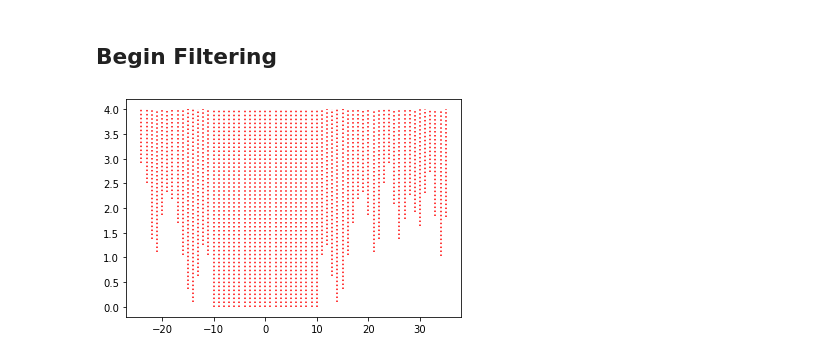
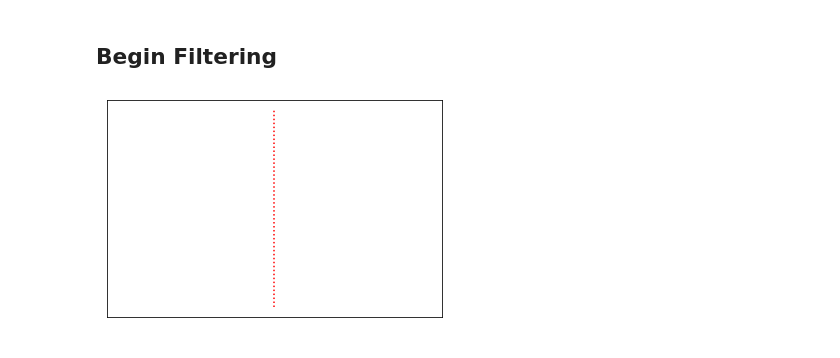
Before and after one commit to jay3ss/pf-no-eqs, a Jupyter notebook: pf_plane.ipynb, the cells around one changed output. Drawn from its saved outputs; the diff is of its cells as text; code cells hidden in the pictures.

```diff
--- a/pf_plane.ipynb
+++ b/pf_plane.ipynb
@@ -82,19 +84,3 @@ def ground(x):
     g = (x>=10)*((1-(x-10)/30)*np.sin(x-10)+((x-10)/30)*np.sin(1.5*(x-10))+0.2*(x-10)*(x<=20)+2*(x>20))+ \
     (x<=-10)*((1-(-x-10)/30)*np.sin(-x-10)+((-x-10)/30)*np.sin(1.5*(-x-10))+0.2*(-x-10)*(x>=-20)+2*(x<-20))
     return g
-# %%
-# Plot the environment
-fig, ax = plt.subplots(figsize=(8, 4), dpi=80)
-
-# plot the mountains and sea
-ax.plot(plot_vector_mountains, ground(plot_vector_mountains), color=[0, 0.6, 0])
-ax.plot(plot_vector_sea, ground(plot_vector_sea), color=[0, 0, 0.8])
-plane = plot_plane((plane_pos_x, plane_pos_y), ax)
-measurement_line = plt.plot(
-    [plane_pos_x, plane_pos_x], [ground(plane_pos_x), plane_pos_y],
-    color=[1, 0, 0], linestyle=':'
-)
-
-# Remove the x- and y-ticks
-plt.xticks([])
-plt.yticks([])
@@ -115,9 +99,7 @@ first_run = True
 # Initialize particle weights
 w = (1 / N) * np.ones((N, 1))
 # %%
-T = 60
-for t in range(T):
-    # Generate height measurements (with gaussian measurement noise)
+def update():
     plane_meas_dist = plane_pos_y - ground(plane_pos_x) + randn() * measurement_noise_stdev
 
     # Evaluate measurements (i.e., create weights) using the pdf for the normal distribution
@@ -174,14 +156,13 @@ for t in range(T):
     particles = particles[ind.flatten()]
     w = np.ones((N, 1)) / N
 
-    del particle_handle
+    # del particle_handle
     particle_handle = ax.scatter(
         particles,
         plot_height*np.ones(particles.size),
         m*(w+k),
         'k'
     )
-    time.sleep(1)
 
     # Time propagation
     speed_noise = speed_stdev * np.random.rand(particles.size)
@@ -193,8 +174,8 @@ for t in range(T):
 
     # Move and plot moved aircraft
     plane_pos_x += speed
-    del plane
-    del measurement_line
+    # del plane
+    # del measurement_line
     plane = plot_plane((plane_pos_x, plane_pos_y), ax)
     measurement_line = plt.plot(
         [plane_pos_x, plane_pos_x], [ground(plane_pos_x), plane_pos_y],
@@ -207,5 +188,21 @@ for t in range(T):
     #     particle_handle = ax.scatter(particles, plot_height*np.ones(particles.size), m*(1/N*np.ones(N)+k), 'k')
 
     first_run = False
+    # Generate height measurements (with gaussian measurement noise)
-# %% [output]
-[figure, removed]
+# %%
+# plot the mountains and sea
+ax.plot(plot_vector_mountains, ground(plot_vector_mountains), color=[0, 0.6, 0])
+ax.plot(plot_vector_sea, ground(plot_vector_sea), color=[0, 0, 0.8])
+plane = plot_plane((plane_pos_x, plane_pos_y), ax)
+measurement_line = plt.plot(
+    [plane_pos_x, plane_pos_x], [ground(plane_pos_x), plane_pos_y],
+    color=[1, 0, 0], linestyle=':'
+)
+
+# Remove the x- and y-ticks
+plt.xticks([])
+plt.yticks([])
+animation = FuncAnimation(fig, update, interval=T)
+plt.show()
+# %% [output]
+[figure, added]
```
Also changed, not shown: parts of 5 cells of this notebook, 1 other file.
